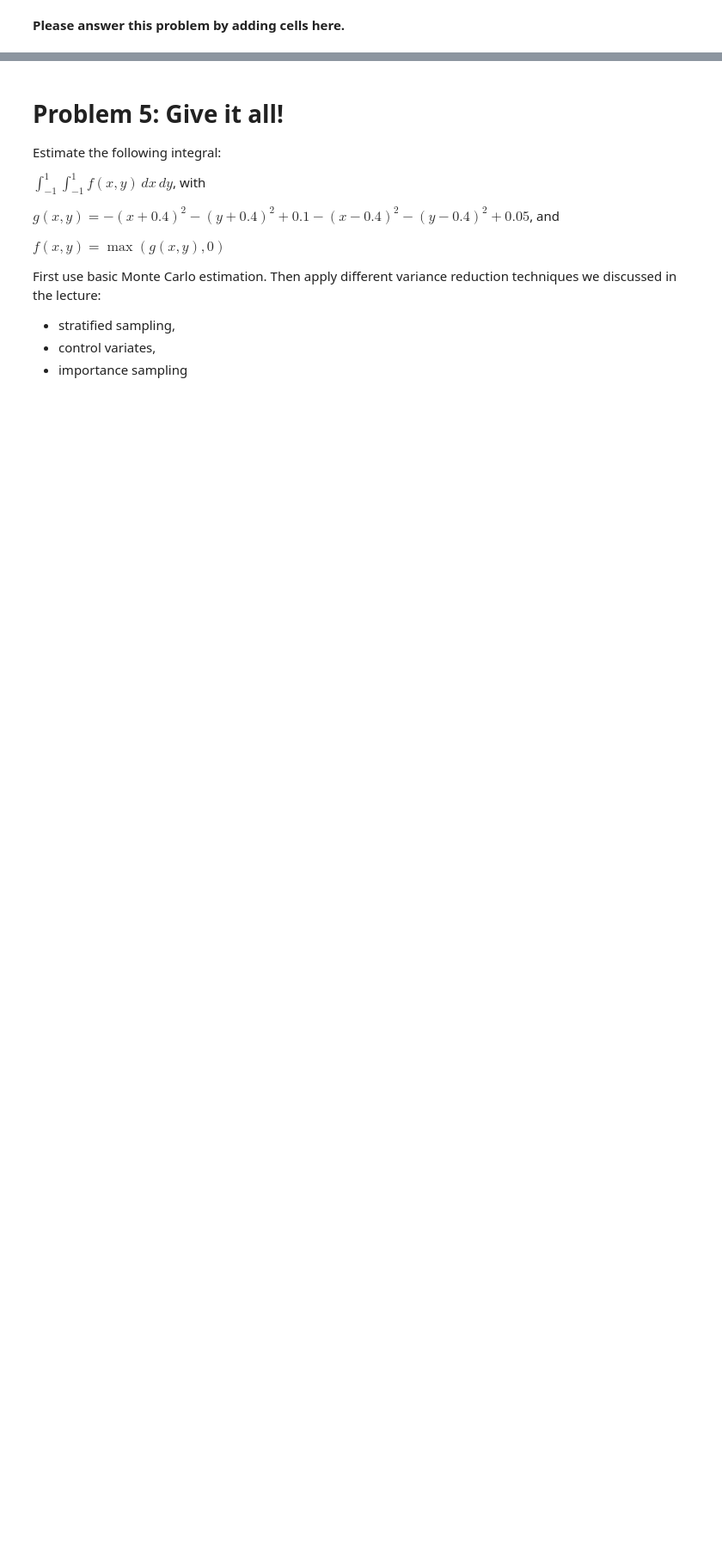
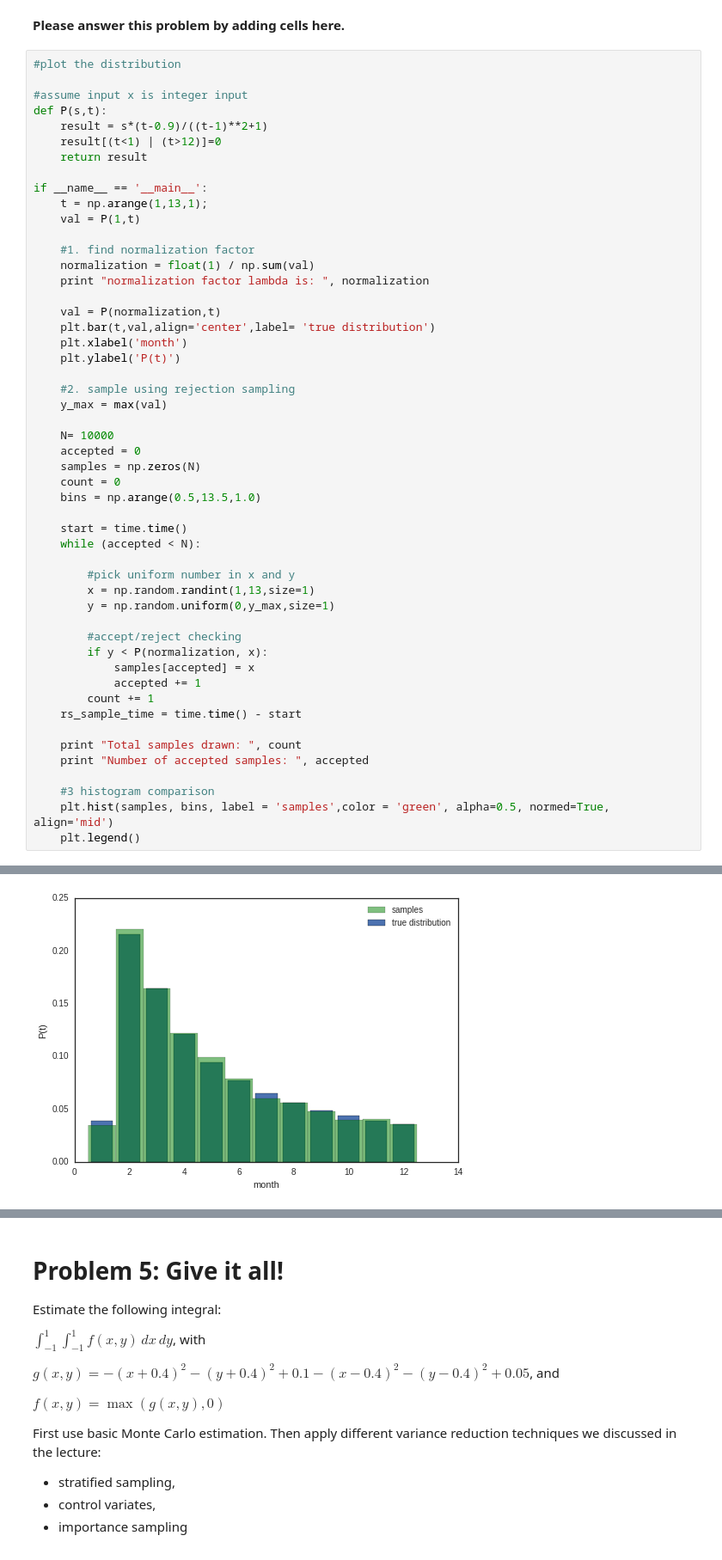
Before and after one commit to kevinchen1000/2016, a Jupyter notebook: Homework/AM207_yufengkevinchen_HW1.ipynb, the cells around one changed output, grey strips where cells are left out. Shown at 86% size. Drawn from its saved outputs; the diff is of its cells as text; blank space fills up the shorter version.

```diff
--- a/Homework/AM207_yufengkevinchen_HW1.ipynb
+++ b/Homework/AM207_yufengkevinchen_HW1.ipynb
@@ -249,3 +383,55 @@ Where $t=1$ corresponds to January, $t=2$ corresponds to February, etc.. $\lambd
 * Compare the execution time of both methods. Which one is faster and why? When would you prefer a lookup table and when an analytical solution to the anti-derivative?
 # %% [markdown]
 **Please answer this problem by adding cells here.**
+# %%
+#plot the distribution
+
+#assume input x is integer input
+def P(s,t):
+    result = s*(t-0.9)/((t-1)**2+1)
+    result[(t<1) | (t>12)]=0
+    return result
+
+if __name__ == '__main__':
+    t = np.arange(1,13,1);
+    val = P(1,t)
+
+    #1. find normalization factor
+    normalization = float(1) / np.sum(val)
+    print "normalization factor lambda is: ", normalization
+
+    val = P(normalization,t)
+    plt.bar(t,val,align='center',label= 'true distribution')
+    plt.xlabel('month')
+    plt.ylabel('P(t)')
+
+    #2. sample using rejection sampling
+    y_max = max(val)
+
+    N= 10000
+    accepted = 0
+    samples = np.zeros(N)
+    count = 0
+    bins = np.arange(0.5,13.5,1.0)
+
+    start = time.time()
+    while (accepted < N):
+
+        #pick uniform number in x and y
+        x = np.random.randint(1,13,size=1)
+        y = np.random.uniform(0,y_max,size=1)
+
+        #accept/reject checking
+        if y < P(normalization, x):
+            samples[accepted] = x
+            accepted += 1
+        count += 1
+    rs_sample_time = time.time() - start
+
+    print "Total samples drawn: ", count
+    print "Number of accepted samples: ", accepted
+
+    #3 histogram comparison
+    plt.hist(samples, bins, label = 'samples',color = 'green', alpha=0.5, normed=True, align='mid')
+    plt.legend()
+# %% [output]
@@ -251,0 +441 @@ Where $t=1$ corresponds to January, $t=2$ corresponds to February, etc.. $\lambd
+[figure, added]
```
Also changed, not shown: parts of 9 cells of this notebook.
